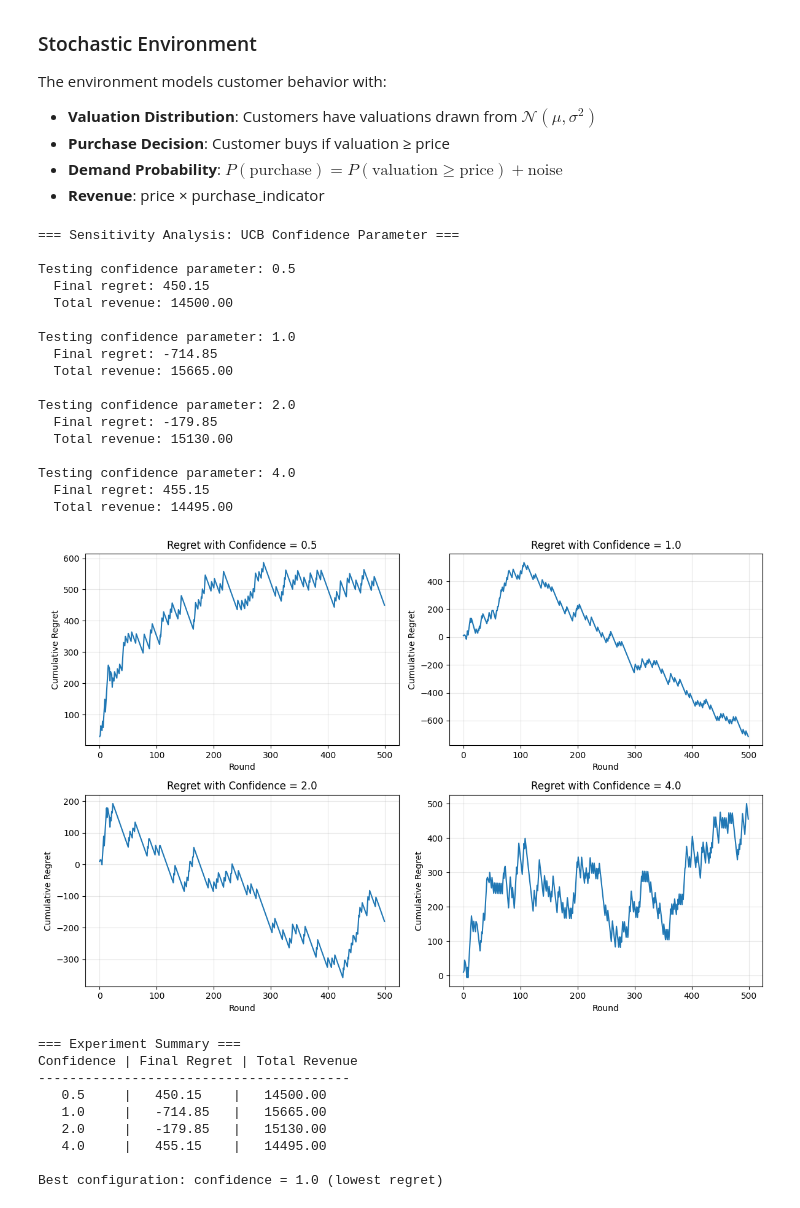
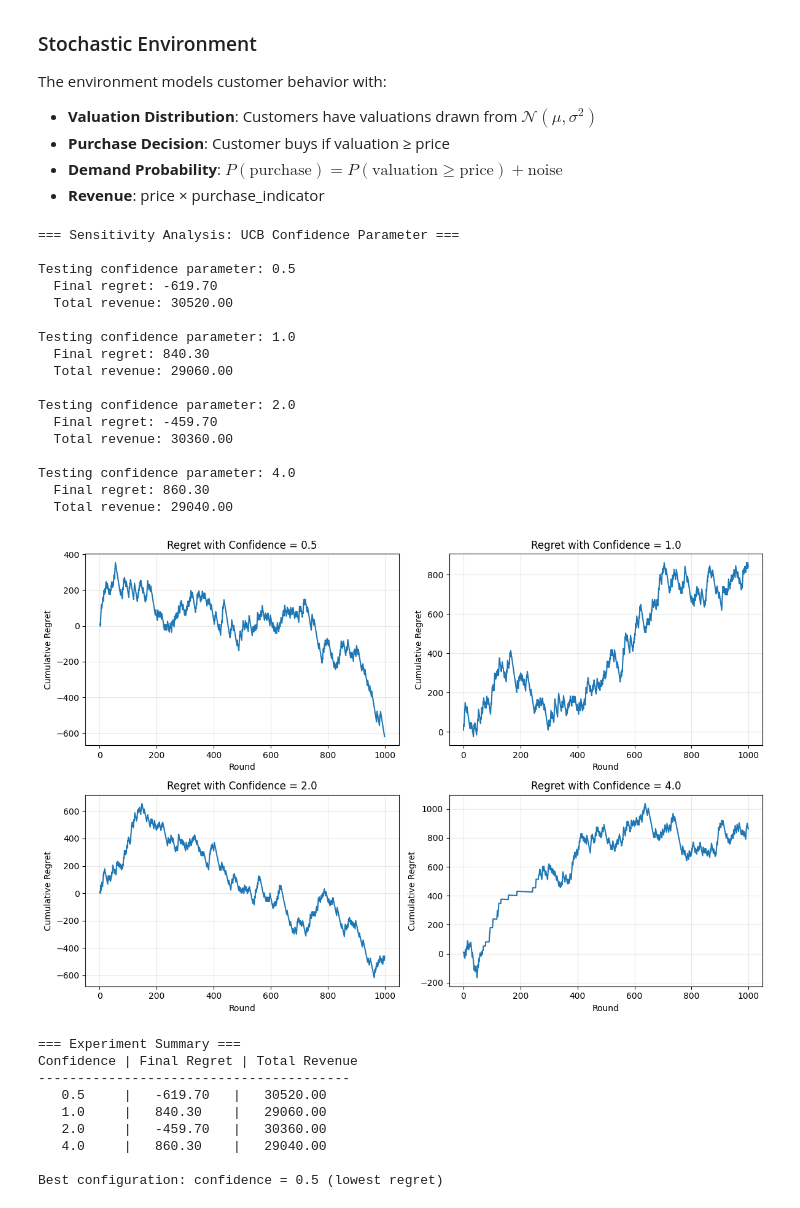
Before and after one commit to Filippo-Galli/Online-Learning-Application-project, a Jupyter notebook: 1_single_prod_stoc/main.ipynb, the cells around one changed output. Drawn from its saved outputs; the diff is of its cells as text; code cells hidden in the pictures.

```diff
--- a/1_single_prod_stoc/main.ipynb
+++ b/1_single_prod_stoc/main.ipynb
@@ -81,7 +85,7 @@ class UCB1PricingAgent:
                 ucb_values[i] = float('inf')  # Unplayed arms get infinite UCB
             else:
                 # UCB formula: average_reward + confidence_bound * sqrt(ln(t) / n_i)
-                confidence_radius = self.confidence_bound * np.sqrt(np.log(self.t) / self.N_pulls[i])
+                confidence_radius = self.confidence_bound * np.sqrt(2*np.log(self.t) / self.N_pulls[i])
                 ucb_values[i] = self.average_revenue[i] + confidence_radius
 
             # Select the price with highest UCB value
@@ -114,7 +118,7 @@ Create the stochastic environment and the agent
 env_config = {
     'valuation_mean': 50,  # Average customer valuation
     'valuation_std': 15,   # Standard deviation of customer valuations
-    'demand_noise_std': 0.05  # Noise in demand probability
+    'demand_noise_std': 0  # Noise in demand probability
 }
 
 ## Create a normal distribution for customer valuations
@@ -122,8 +126,9 @@ valuation_dist = stats.norm(loc=env_config['valuation_mean'], scale=env_config['
 
 # Agent configuration
 agent_params = {
-    'confidence_bound': 2.0,  # UCB exploration parameter
-    'prices': [20, 25, 30, 35, 40, 45, 50, 55, 60, 65, 70, 75, 80]
+    'confidence_bound': 1.41,  # UCB exploration parameter
+    #'prices': [20, 25, 30, 35, 40, 45, 50, 55, 60, 65, 70, 75, 80]
+    'prices': [20, 30, 40, 50, 60,70, 80]
 }
 
 print(f"Customer valuation distribution: Normal(μ={env_config['valuation_mean']}, σ={env_config['valuation_std']})")
@@ -188,13 +189,15 @@ Optimal expected revenue: 29.90
 # Run UCB1 Pricing Simulation
 print("\n=== Running UCB1 Pricing Simulation ===")
 
-T = 3000  # Number of rounds
+T = 10000  # Number of rounds
 selected_prices = []
 revenues = []
 sales = []
 cumulative_revenue = []
+
 total_revenue = 0
 n_simulations = 1  # Number of simulations run
+
 best_prices = []
 for sim in range(n_simulations):
     print(f"\nRunning simulation number {sim + 1} for {T} rounds...")
@@ -455,7 +454,7 @@ for i, confidence in enumerate(confidence_values):
     test_total_revenue = 0
 
     # Run shorter simulation for comparison
-    T_test = 500
+    T_test = 1000
     for t in range(T_test):
         price = test_agent.select_price()
         sale_made, revenue = env.simulate_round(price)
@@ -481,48 +480,48 @@ for i, confidence in enumerate(confidence_values):
     plt.xlabel('Round')
     plt.ylabel('Cumulative Regret')
     plt.title(f'Regret with Confidence = {confidence}')
     plt.grid(True, alpha=0.3)
 
     print(f"  Final regret: {test_cumulative_regret[-1]:.2f}")
     print(f"  Total revenue: {test_total_revenue:.2f}")
 
 plt.tight_layout()
 plt.show()
 
 # Summary of experiment
 print(f"\n=== Experiment Summary ===")
 print("Confidence | Final Regret | Total Revenue")
 print("-" * 40)
 for result in experiment_results:
     print(f"{result['confidence']:^10.1f} | {result['final_regret']:^11.2f} | {result['total_revenue']:^12.2f}")
 
 best_config = min(experiment_results, key=lambda x: x['final_regret'])
 print(f"\nBest configuration: confidence = {best_config['confidence']} (lowest regret)")
 # %% [output]
 === Sensitivity Analysis: UCB Confidence Parameter ===
 
 Testing confidence parameter: 0.5
-  Final regret: 450.15
-  Total revenue: 14500.00
+  Final regret: -619.70
+  Total revenue: 30520.00
 
 Testing confidence parameter: 1.0
-  Final regret: -714.85
-  Total revenue: 15665.00
+  Final regret: 840.30
+  Total revenue: 29060.00
 
 Testing confidence parameter: 2.0
-  Final regret: -179.85
-  Total revenue: 15130.00
+  Final regret: -459.70
+  Total revenue: 30360.00
 
 Testing confidence parameter: 4.0
-  Final regret: 455.15
-  Total revenue: 14495.00
+  Final regret: 860.30
+  Total revenue: 29040.00
-[figure, old version]
+[figure, new version]
 === Experiment Summary ===
 Confidence | Final Regret | Total Revenue
 ----------------------------------------
-   0.5     |   450.15    |   14500.00
-   1.0     |   -714.85   |   15665.00
-   2.0     |   -179.85   |   15130.00
-   4.0     |   455.15    |   14495.00
+   0.5     |   -619.70   |   30520.00
+   1.0     |   840.30    |   29060.00
+   2.0     |   -459.70   |   30360.00
+   4.0     |   860.30    |   29040.00
 
-Best configuration: confidence = 1.0 (lowest regret)
+Best configuration: confidence = 0.5 (lowest regret)
```
Also changed, not shown: parts of 8 cells of this notebook, 2 other files.
